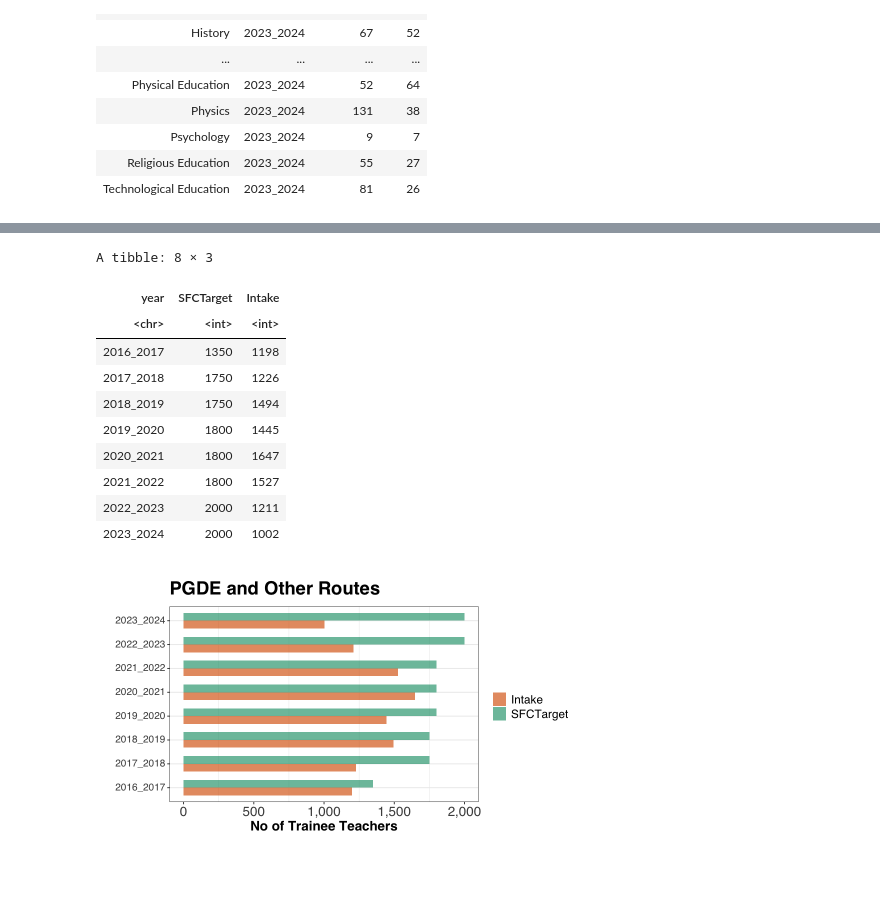
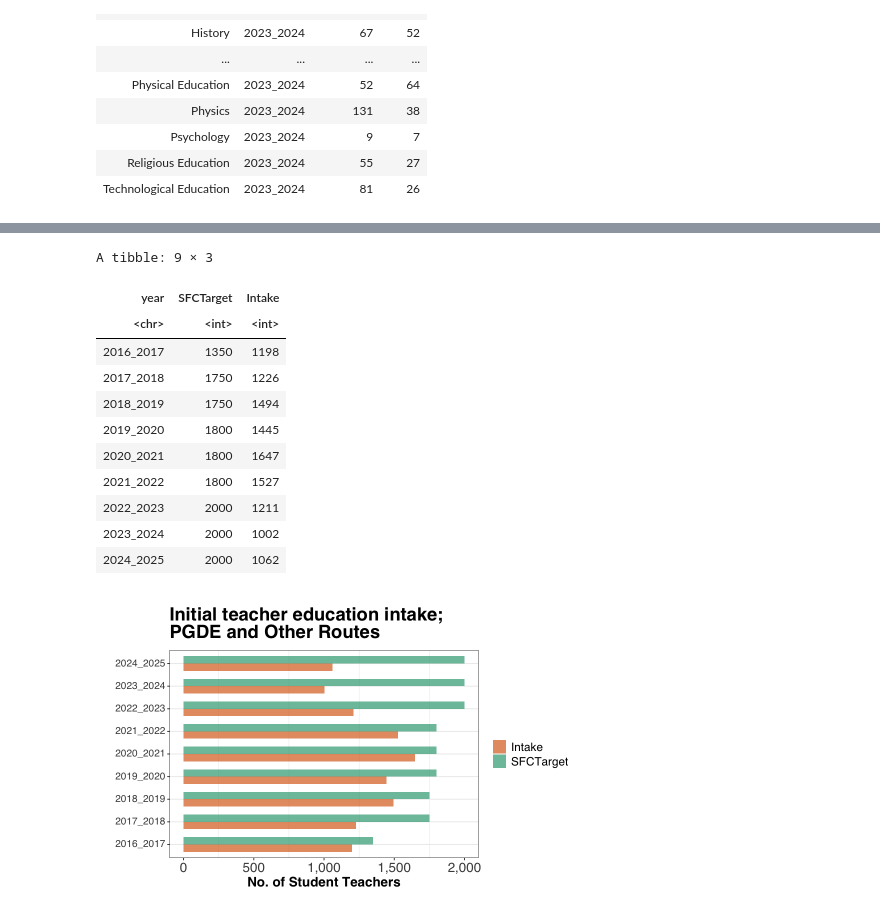
Before and after one commit to aba-sah/sta-it402-dresscode, a Jupyter notebook: code/r/initial_teacher_education.ipynb, the cells around one changed output, grey strips where cells are left out. Cells and saved outputs as stored; diff of their text form; code cells hidden in the pictures; blank space fills up the shorter version.

```diff
--- a/code/r/initial_teacher_education.ipynb
+++ b/code/r/initial_teacher_education.ipynb
@@ -300,0 +637,11 @@ A tibble: 40 × 4
+# %%
+initial_intake_pgde_secondary_and_alt_routes <- tmp_df %>%
+    rename_with(~ "SFCTarget", matches("Target")) %>%
+    rename_with(~ "Intake", matches("Intake")) %>%
+    distinct() %>%
+    glimpse()
+
+initial_intake_pgde_secondary_and_alt_routes %>%
+    count(year)
+
+rm(tmp_df)
@@ -303,7 +837,7 @@ A tibble: 40 × 4
 # PGDE secondary and alternative route intake figures
 # Table 1: 2019 to 2020 provisional total
 
-initial_intake_pgde_secondary_and_alt_routes <-
+tmp_df <-
 read_lines(
 "
 2019 Target	Subject	2019 Intake  at October 2019
@@ -337,7 +871,7 @@ skip_empty_rows = TRUE
 
     glimpse()
 
-initial_intake_pgde_secondary_and_alt_routes
+tmp_df
 # %% [output]
 Rows: 22
 Columns: 1
@@ -390,15 +924,15 @@ A tibble: 22 × 3
 | Technological Education | 82 | 41 |
 | Total secondary PGDE and other route | 1800 | 1445 |
 # %%
-names(initial_intake_pgde_secondary_and_alt_routes) <- as.character(initial_intake_pgde_secondary_and_alt_routes[1, ])
+names(tmp_df) <- as.character(tmp_df[1, ])
 
-recordYear <- gsub("^([[:digit:]]+).+", "\\1", names(initial_intake_pgde_secondary_and_alt_routes)) %>%
+recordYear <- gsub("^([[:digit:]]+).+", "\\1", names(tmp_df)) %>%
                     as.integer() %>%
                     stringi::stri_omit_empty(na_empty = TRUE) %>%
                     unique()
 
 
-initial_intake_pgde_secondary_and_alt_routes <- initial_intake_pgde_secondary_and_alt_routes %>%
+tmp_df <- tmp_df %>%
     filter(row_number() != 1) %>%
     rename_with(~ gsub("(\\d{4}\\s\\w+\\b).+", "\\1", .), matches("^\\d")) %>%
     rename_with(~ gsub("(\\d{4})\\s(\\w+)", "\\2\\1", .), matches("^\\d")) %>%
@@ -412,7 +946,7 @@ initial_intake_pgde_secondary_and_alt_routes <- initial_intake_pgde_secondary_an
     relocate(year, .after = Subject) %>%
     filter(!str_detect(Subject, regex("Secondary PGDE", ignore_case = TRUE)))
 
-initial_intake_pgde_secondary_and_alt_routes
+tmp_df
 # %% [output]
 Warning message in stri_enc_toutf8(x):
 “NAs introduced by coercion”
@@ -2744,7 +3386,7 @@ initial_intake_pgde_secondary %>%
 
     #pivot_longer(!year, names_to = "category", values_to = "count")
 # %% [output]
-A tibble: 8 × 3
+A tibble: 9 × 3
 | year | SFCTarget | Intake |
 | <chr> | <int> | <int> |
 | 2016_2017 | 1350 | 1198 |
@@ -2755,33 +3397,38 @@ A tibble: 8 × 3
 | 2021_2022 | 1800 | 1527 |
 | 2022_2023 | 2000 | 1211 |
 | 2023_2024 | 2000 | 1002 |
+| 2024_2025 | 2000 | 1062 |
 # %%
-options(repr.plot.width = 8, repr.plot.height = 4.5)
+plot_height <- (n_distinct(initial_intake_pgde_secondary$year) +
+                n_distinct(initial_intake_pgde_secondary_and_alt_routes$year) +
+                1) / 2
+
+options(repr.plot.width = 8, repr.plot.height = plot_height)
 
 initial_intake_pgde_secondary %>%
     rename(Intake = ITEIntake) %>%
 
     rbind(initial_intake_pgde_secondary_and_alt_routes) %>%
 
     group_by(year) %>%
     summarise(across(c(SFCTarget, Intake), ~ sum(., na.rm = TRUE))) %>%
     pivot_longer(!year, names_to = "category", values_to = "count") %>%
 
     ggplot(aes(y = year, x = count)) +
         geom_col(aes(fill = category), width = 0.65, alpha = 0.65, position = "dodge", na.rm = TRUE) +
         scale_fill_brewer("statistics", palette = "Dark2", direction = -1) +
         dressCodeTheme +
-        ggtitle("Initial teacher education intake; PGDE and Other Routes") +
+        ggtitle("Initial teacher education intake; \nPGDE and Other Routes") +
         ylab("") +
         xlab("No. of Student Teachers") +
         scale_x_continuous(labels = scales::comma) +  #label_number_si()) +
         dressCodeTheme  +
         theme(axis.text.y = element_markdown(),
               axis.text.x = element_text(size = 16),
               legend.title = element_blank(),
               )
 # %% [output]
-[figure, old version]
+[figure, new version]
 # %%
 initial_intake_pgde_secondary_and_alt_routes %>%
     slice_sample(n = 8) %>%
```
Also changed, not shown: parts of 83 cells of this notebook.
